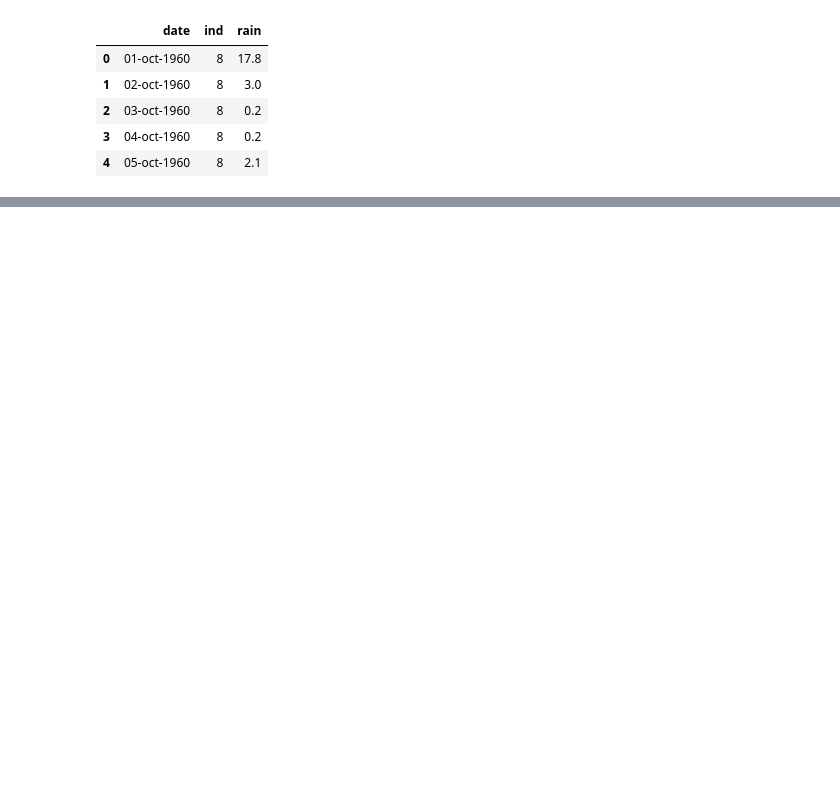
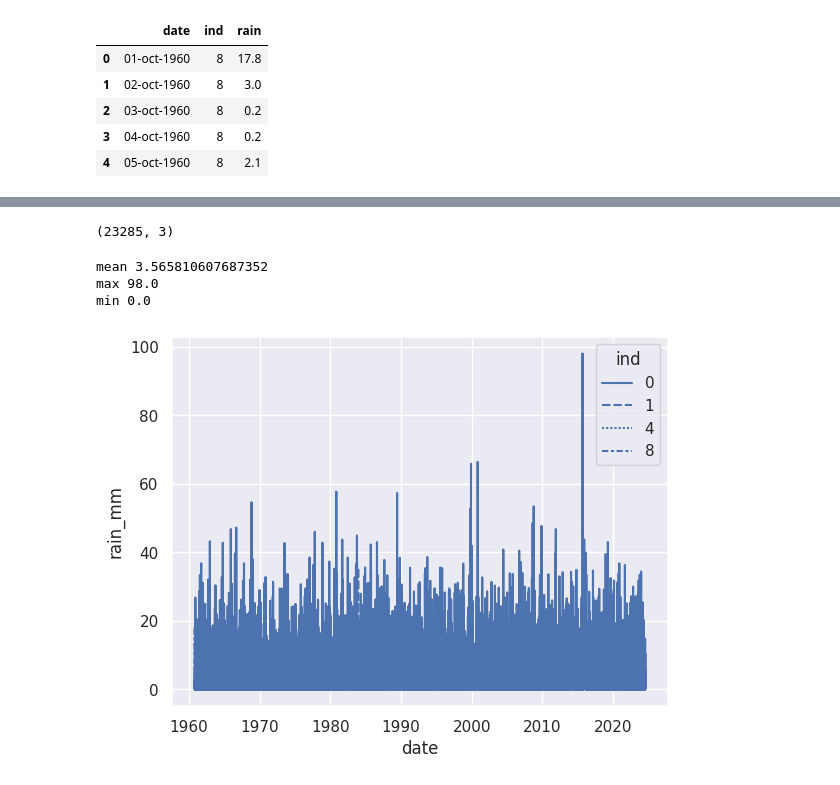
Before and after one commit to jporcenaluk/ai-crash-course, a Jupyter notebook: src/costelloe_fishery.ipynb, the cells around one changed output, grey strips where cells are left out. Saved outputs shown, nothing was run; the diff lists cells and outputs as text; code cells hidden in the pictures; blank space fills up the shorter version.

```diff
--- a/src/costelloe_fishery.ipynb
+++ b/src/costelloe_fishery.ipynb
@@ -35,0 +32,10 @@ df.head()
+# %%
+# Clean the data (ensure dates are real)
+## resource used: https://saturncloud.io/blog/converting-a-column-to-date-format-in-pandas-dataframe/
+
+df = df.fillna(0)
+df["date"] = pd.to_datetime(df["date"])
+df["ind"] = pd.to_numeric(df["ind"])
+df["rain"] = pd.to_numeric(df["rain"])
+df = df.rename(columns={"rain": "rain_mm"})
+df.head()
@@ -35,0 +53,29 @@ df.head()
+# %%
+# Exploratory Data Analysis
+
+# this shows how many rows there are, and how many columns
+df.shape
+# %% [output]
+(23285, 3)
+# %%
+## Summary Stats
+rain_mean = df["rain_mm"].mean()
+rain_min = min(df["rain_mm"])
+rain_max = max(df["rain_mm"])
+
+print("mean", rain_mean)
+print("max", rain_max)
+print("min", rain_min)
+# %% [output]
+mean 3.565810607687352
+max 98.0
+min 0.0
+# %%
+## Visualisation (time series)
+import seaborn as sns
+
+sns.set_theme()
+
+sns.lineplot(data=df, x="date", y="rain_mm", style="ind");
+# %% [output]
+[figure, added]
```
Also changed, not shown: parts of 10 cells of this notebook, 1 other file.
